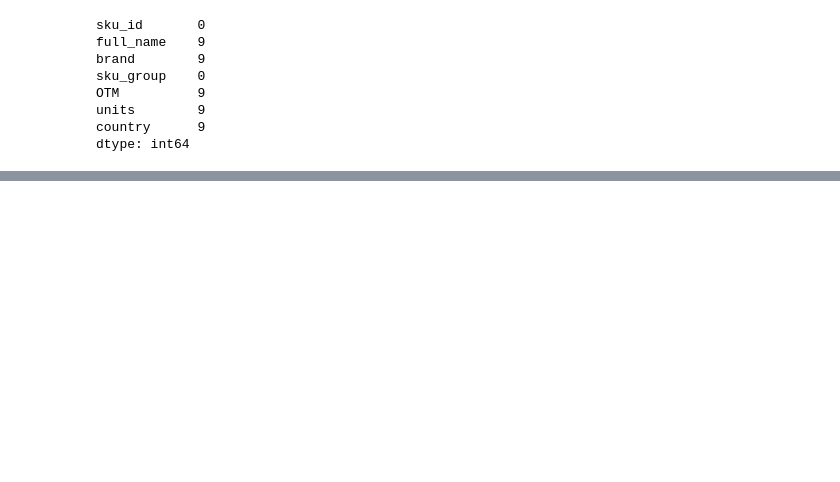
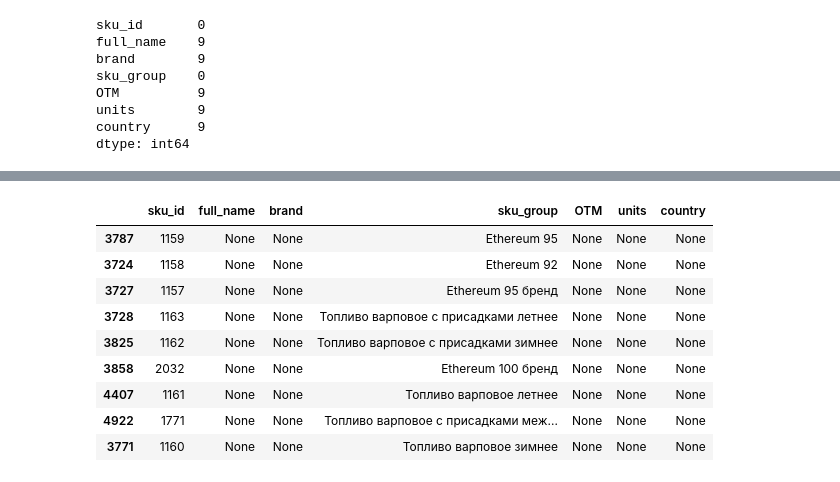
Before and after one commit to Coelll/task-2021, a Jupyter notebook: test.ipynb, the cells around one changed output, grey strips where cells are left out. Drawn from its saved outputs; the diff is of its cells as text; code cells hidden in the pictures; blank space fills up the shorter version.

```diff
--- a/test.ipynb
+++ b/test.ipynb
@@ -162,0 +192,15 @@ df_nom.head(2)
+# %%
+# create 'null' dataframe, so that it will be easier to manipulate data
+df_empty_data = df_nom.loc[holind]
+df_empty_data
+# %% [output]
+|  | sku_id | full_name | brand | sku_group | OTM | units | country |
+| 3787 | 1159 | None | None | Ethereum 95 | None | None | None |
+| 3724 | 1158 | None | None | Ethereum 92 | None | None | None |
+| 3727 | 1157 | None | None | Ethereum 95 бренд | None | None | None |
+| 3728 | 1163 | None | None | Топливо варповое с присадками летнее | None | None | None |
+| 3825 | 1162 | None | None | Топливо варповое с присадками зимнее | None | None | None |
+| 3858 | 2032 | None | None | Ethereum 100 бренд | None | None | None |
+| 4407 | 1161 | None | None | Топливо варповое летнее | None | None | None |
+| 4922 | 1771 | None | None | Топливо варповое с присадками меж... | None | None | None |
+| 3771 | 1160 | None | None | Топливо варповое зимнее | None | None | None |
```
Also changed, not shown: parts of 21 cells of this notebook.
